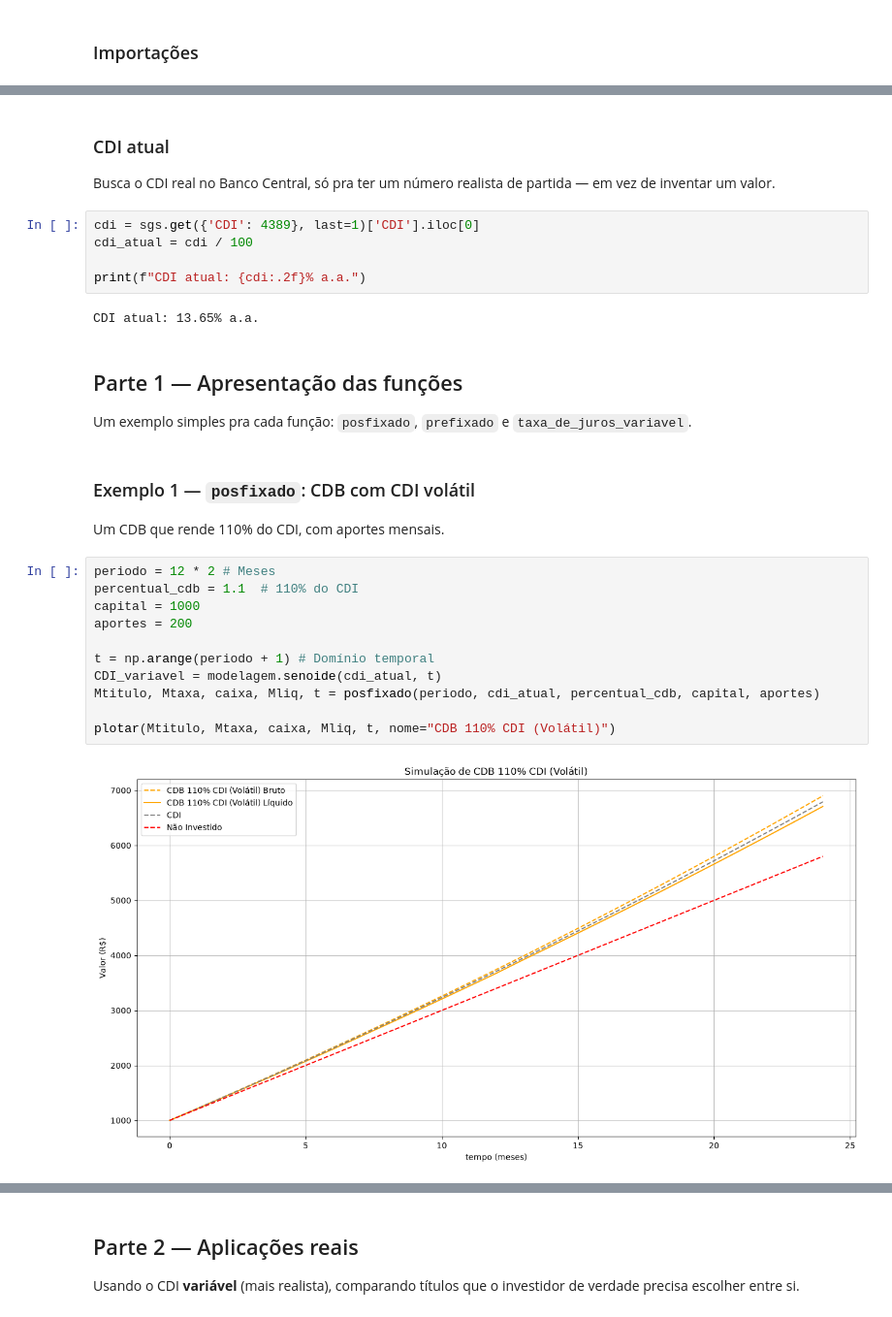
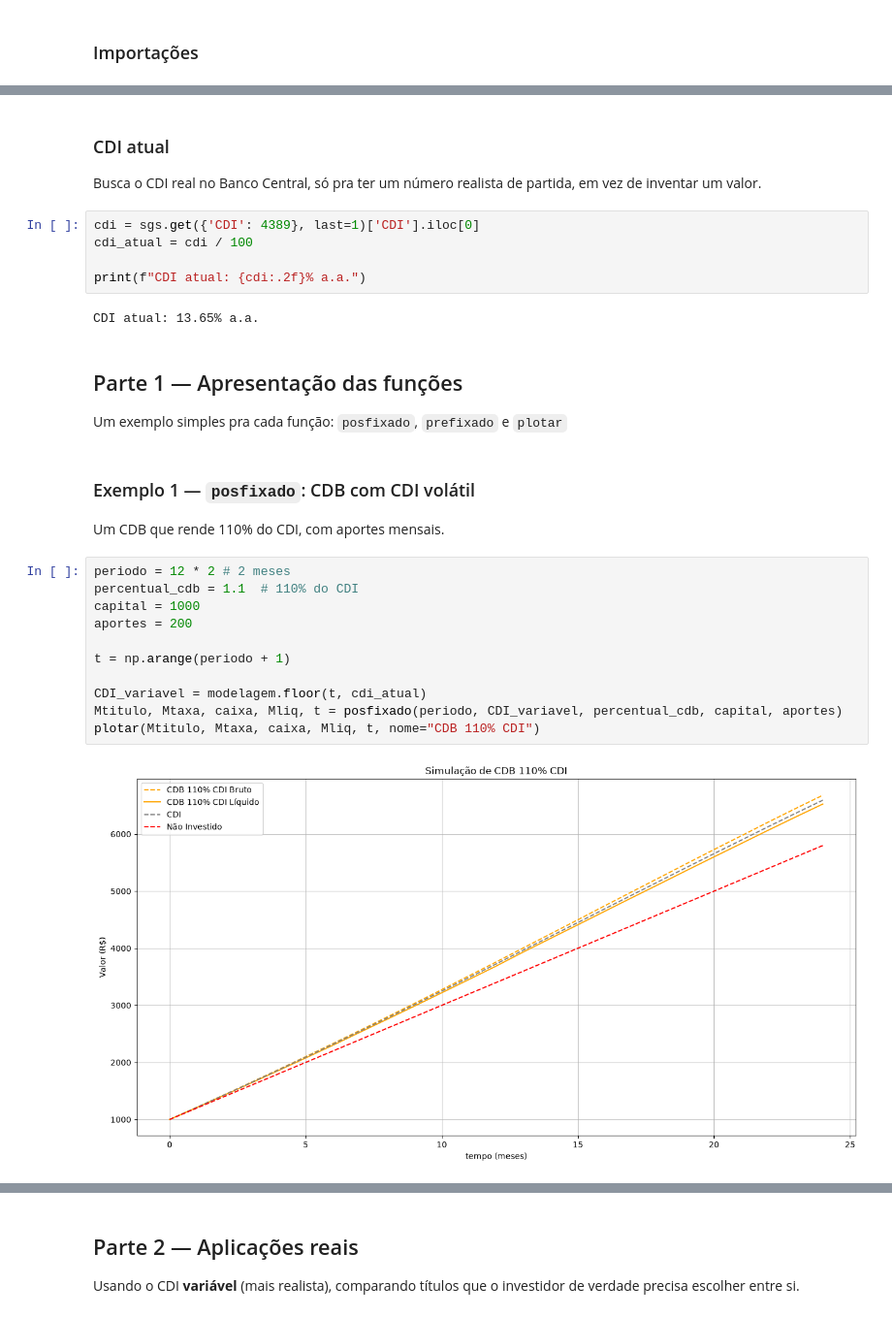
Before and after one commit to saulohpm/simulador-cdi, a Jupyter notebook: notebooks/analises.ipynb, the cells around one changed output, grey strips where cells are left out. Shown at 97% size. Drawn from its saved outputs; the diff is of its cells as text.

```diff
--- a/notebooks/analises.ipynb
+++ b/notebooks/analises.ipynb
@@ -23,7 +21,7 @@ import modelagem
 # %% [markdown]
 ### CDI atual
 
-Busca o CDI real no Banco Central, só pra ter um número realista de partida — em vez de inventar um valor.
+Busca o CDI real no Banco Central, só pra ter um número realista de partida, em vez de inventar um valor.
 # %%
 cdi = sgs.get({'CDI': 4389}, last=1)['CDI'].iloc[0]
 cdi_atual = cdi / 100
@@ -34,24 +32,24 @@ CDI atual: 13.65% a.a.
 # %% [markdown]
 ## Parte 1 — Apresentação das funções
 
-Um exemplo simples pra cada função: `posfixado`, `prefixado` e `taxa_de_juros_variavel`.
+Um exemplo simples pra cada função: `posfixado`, `prefixado` e `plotar`
 # %% [markdown]
 ### Exemplo 1 — `posfixado`: CDB com CDI volátil
 
 Um CDB que rende 110% do CDI, com aportes mensais.
 # %%
-periodo = 12 * 2 # Meses
+periodo = 12 * 2 # 2 meses
 percentual_cdb = 1.1  # 110% do CDI
 capital = 1000
 aportes = 200
 
-t = np.arange(periodo + 1) # Domínio temporal
-CDI_variavel = modelagem.senoide(cdi_atual, t)
-Mtitulo, Mtaxa, caixa, Mliq, t = posfixado(periodo, cdi_atual, percentual_cdb, capital, aportes)
+t = np.arange(periodo + 1)
 
-plotar(Mtitulo, Mtaxa, caixa, Mliq, t, nome="CDB 110% CDI (Volátil)")
+CDI_variavel = modelagem.floor(t, cdi_atual)
+Mtitulo, Mtaxa, caixa, Mliq, t = posfixado(periodo, CDI_variavel, percentual_cdb, capital, aportes)
+plotar(Mtitulo, Mtaxa, caixa, Mliq, t, nome="CDB 110% CDI")
 # %% [output]
-[figure, old version]
+[figure, new version]
 # %% [markdown]
 ### Exemplo 2 — `prefixado`: taxa travada
 
```
Also changed, not shown: parts of 9 cells of this notebook, 5 other files.
